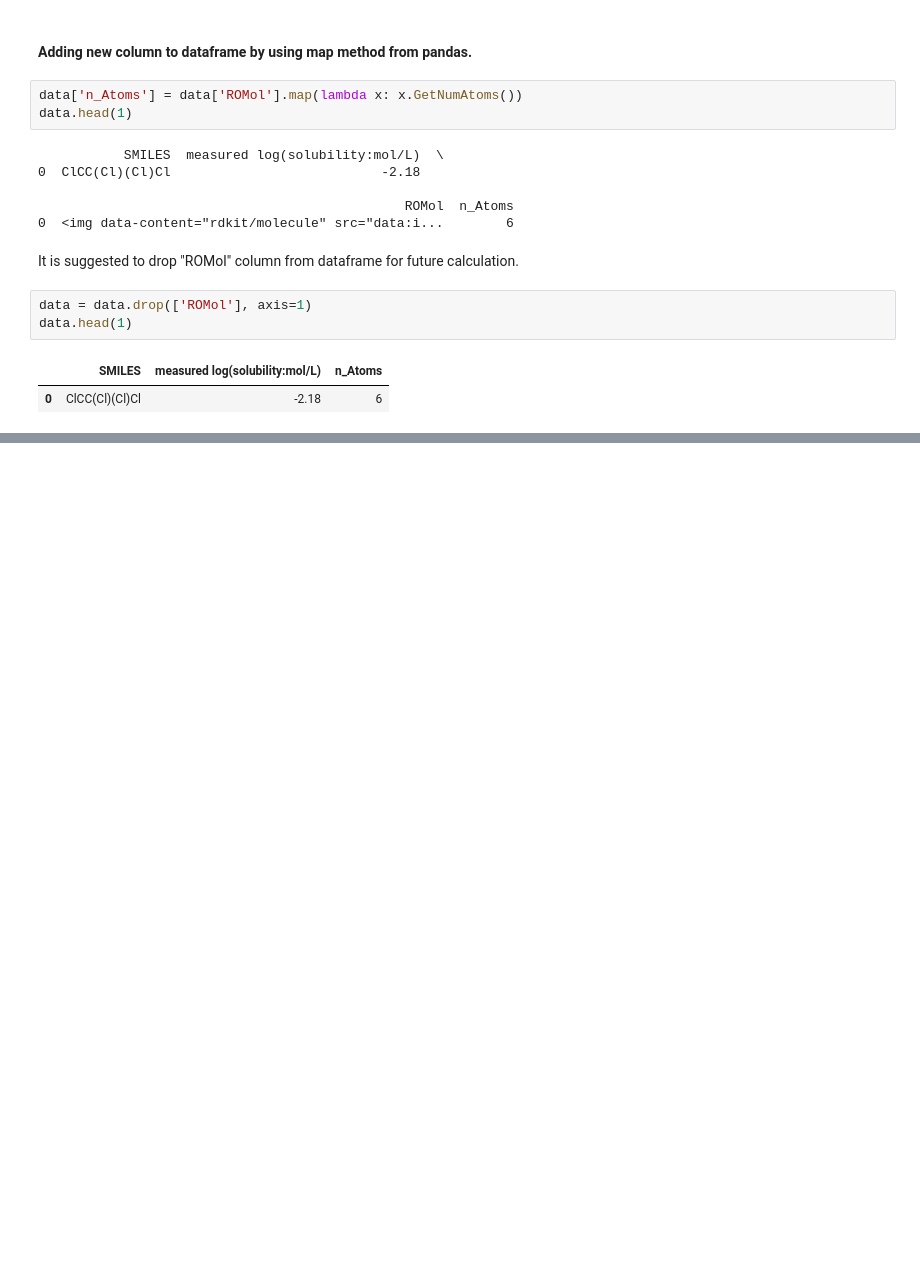
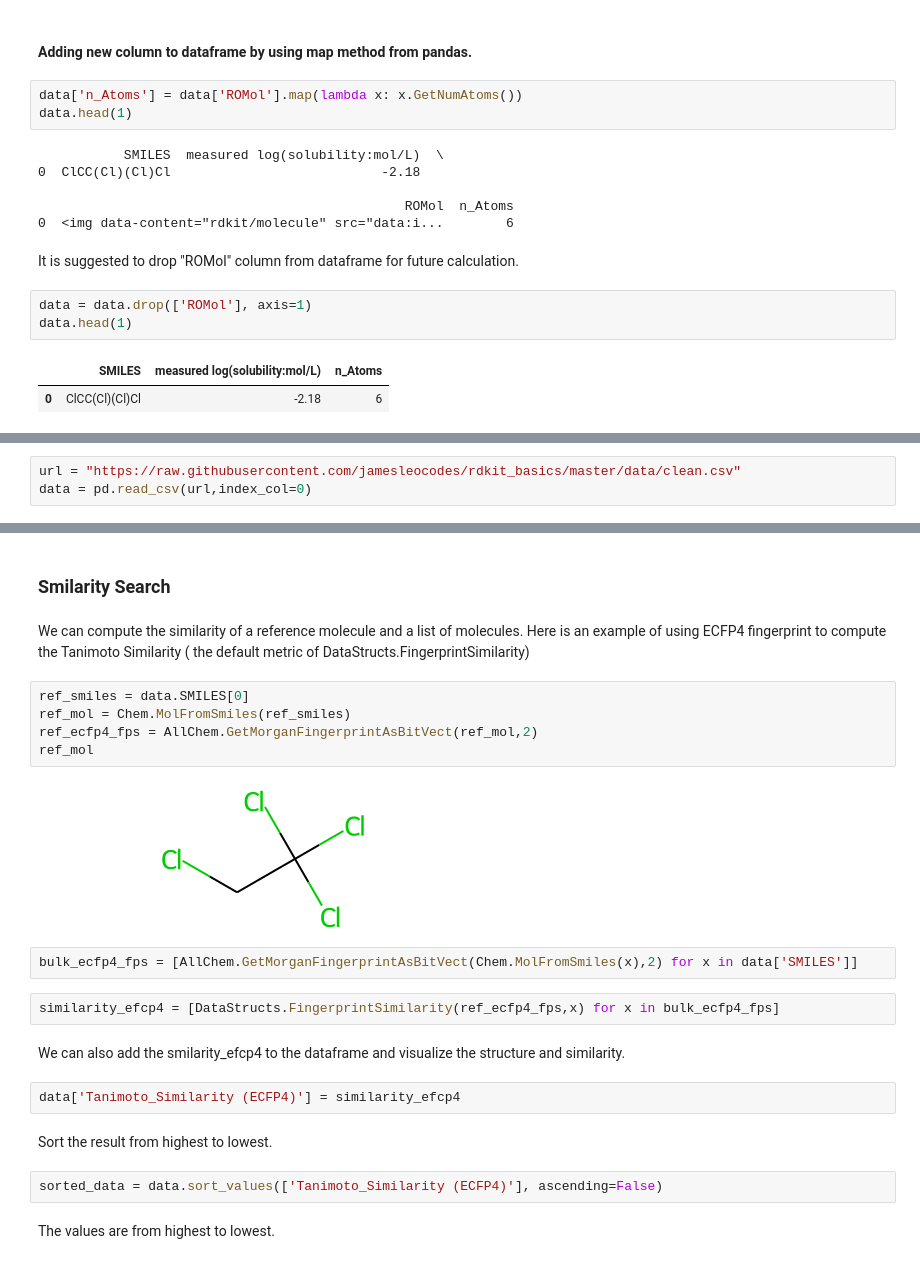
Before and after one commit to jamesleocodes/rdkit_basics, a Jupyter notebook: Tutorial_2.ipynb, the cells around one changed output, grey strips where cells are left out. Cells and saved outputs as stored; diff of their text form; blank space fills up the shorter version.

```diff
--- a/Tutorial_2.ipynb
+++ b/Tutorial_2.ipynb
@@ -143,0 +159,3 @@ data.head(1)
+# %%
+url = "https://raw.githubusercontent.com/jamesleocodes/rdkit_basics/master/data/clean.csv"
+data = pd.read_csv(url,index_col=0)
@@ -143,0 +191,25 @@ data.head(1)
+# %% [markdown]
+### Smilarity Search
+# %% [markdown]
+We can compute the similarity of a reference molecule and a list of molecules. Here is an example of using ECFP4 fingerprint to compute the Tanimoto Similarity ( the default metric of DataStructs.FingerprintSimilarity)
+# %%
+ref_smiles = data.SMILES[0]
+ref_mol = Chem.MolFromSmiles(ref_smiles)
+ref_ecfp4_fps = AllChem.GetMorganFingerprintAsBitVect(ref_mol,2)
+ref_mol
+# %% [output]
+[figure, added]
+# %%
+bulk_ecfp4_fps = [AllChem.GetMorganFingerprintAsBitVect(Chem.MolFromSmiles(x),2) for x in data['SMILES']]
+# %%
+similarity_efcp4 = [DataStructs.FingerprintSimilarity(ref_ecfp4_fps,x) for x in bulk_ecfp4_fps]
+# %% [markdown]
+We can also add the smilarity_efcp4 to the dataframe and visualize the structure and similarity.
+# %%
+data['Tanimoto_Similarity (ECFP4)'] = similarity_efcp4
+# %% [markdown]
+Sort the result from highest to lowest.
+# %%
+sorted_data = data.sort_values(['Tanimoto_Similarity (ECFP4)'], ascending=False)
+# %% [markdown]
+The values are from highest to lowest.
```
Also changed, not shown: parts of 18 cells of this notebook.
